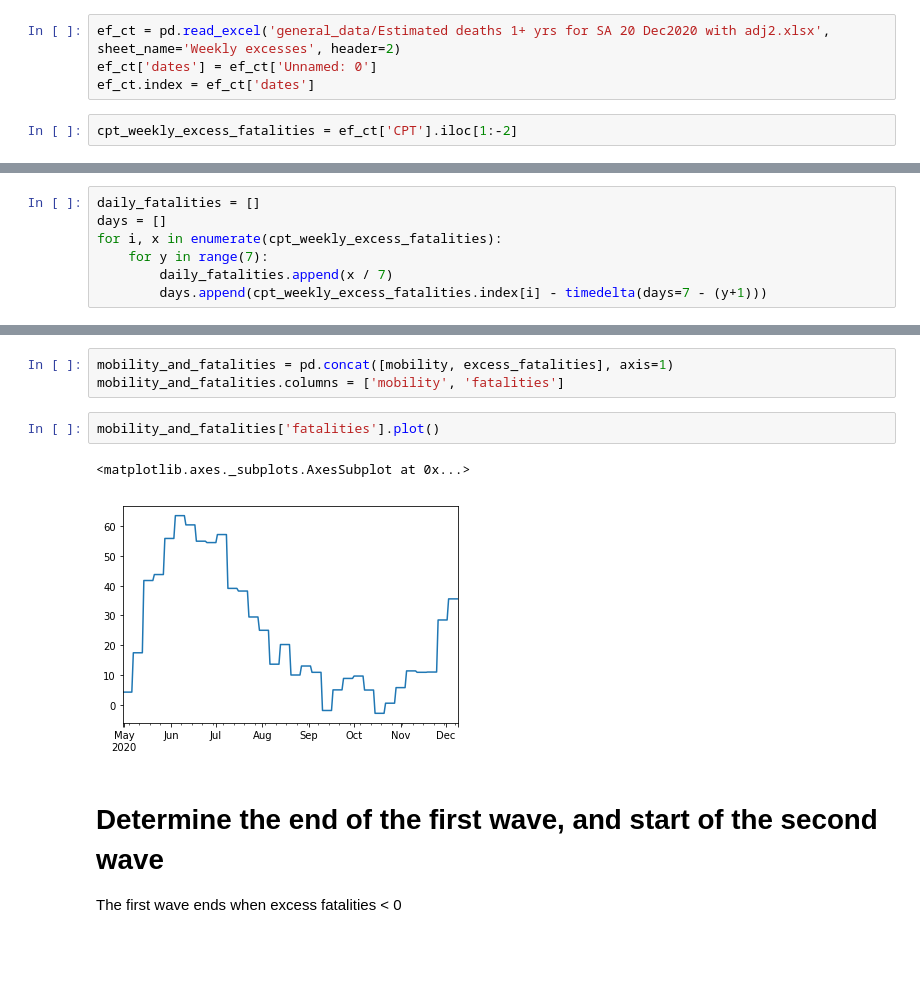
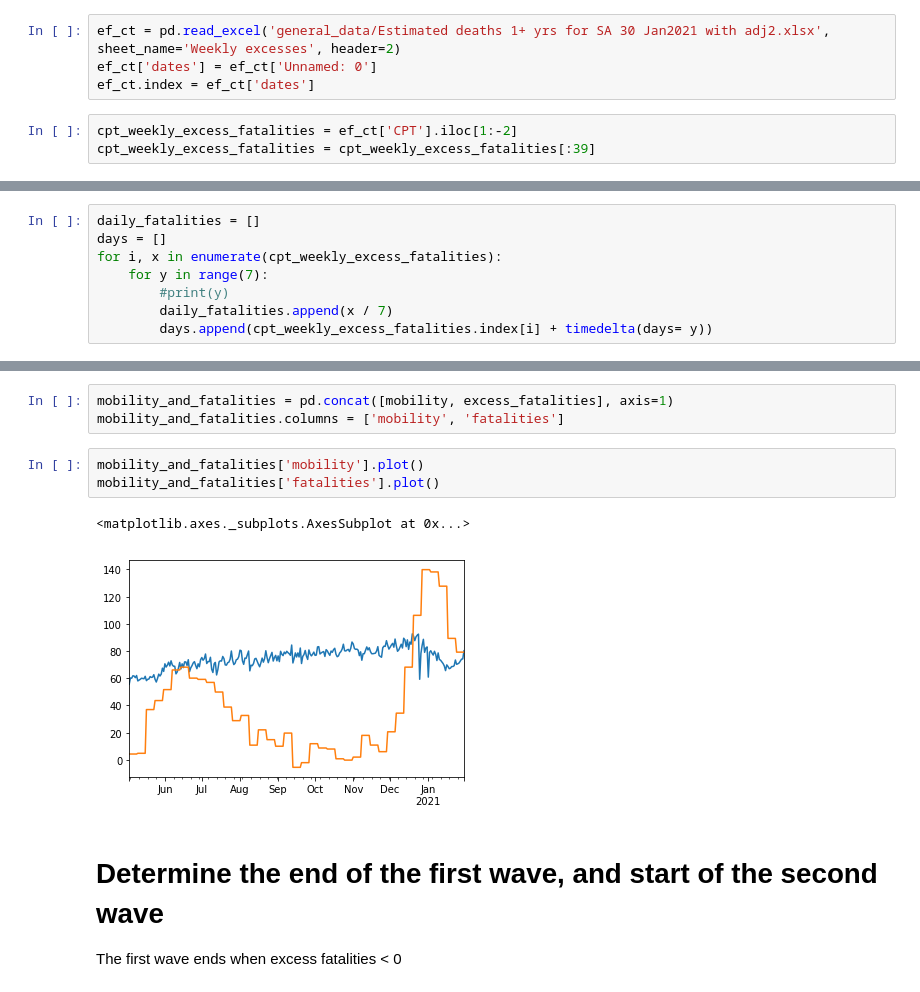
Before and after one commit to blackrhinoabm/501-V2-CT, a Jupyter notebook: calibration.ipynb, the cells around one changed output, grey strips where cells are left out. Cells and saved outputs as stored; diff of their text form; blank space fills up the shorter version.

Commit message:
new data files

```diff
--- a/calibration.ipynb
+++ b/calibration.ipynb
@@ -33,11 +33,12 @@ mobility_data = mobility_data[mobility_data.columns[9:]].astype(float)
 
 obtained from https://www.samrc.ac.za/reports/report-weekly-deaths-south-africa on January 2nd 2021
 # %%
-ef_ct = pd.read_excel('general_data/Estimated deaths 1+ yrs for SA 20 Dec2020 with adj2.xlsx', sheet_name='Weekly excesses', header=2)
+ef_ct = pd.read_excel('general_data/Estimated deaths 1+ yrs for SA 30 Jan2021 with adj2.xlsx', sheet_name='Weekly excesses', header=2)
 ef_ct['dates'] = ef_ct['Unnamed: 0']
 ef_ct.index = ef_ct['dates']
 # %%
 cpt_weekly_excess_fatalities = ef_ct['CPT'].iloc[1:-2]
+cpt_weekly_excess_fatalities = cpt_weekly_excess_fatalities[:39]
 # %%
 cpt_weekly_excess_fatalities.plot()
 # %% [output]
@@ -50,8 +51,9 @@ daily_fatalities = []
 days = []
 for i, x in enumerate(cpt_weekly_excess_fatalities):
     for y in range(7):
+        #print(y)
         daily_fatalities.append(x / 7)
-        days.append(cpt_weekly_excess_fatalities.index[i] - timedelta(days=7 - (y+1)))
+        days.append(cpt_weekly_excess_fatalities.index[i] + timedelta(days= y))
 # %%
 excess_fatalities = pd.Series(daily_fatalities)
 excess_fatalities.index = days
@@ -91,10 +93,11 @@ mobility = (100 + (mobility_data.mean(axis=1))).loc[excess_fatalities.index[0]:e
 mobility_and_fatalities = pd.concat([mobility, excess_fatalities], axis=1)
 mobility_and_fatalities.columns = ['mobility', 'fatalities']
 # %%
+mobility_and_fatalities['mobility'].plot()
 mobility_and_fatalities['fatalities'].plot()
 # %% [output]
 <matplotlib.axes._subplots.AxesSubplot at 0x...>
-[figure, old version]
+[figure, new version]
 # %% [markdown]
 # Determine the end of the first wave, and start of the second wave
 The first wave ends when excess fatalities < 0
```
Also changed, not shown: parts of 13 cells of this notebook, 6 other files.
